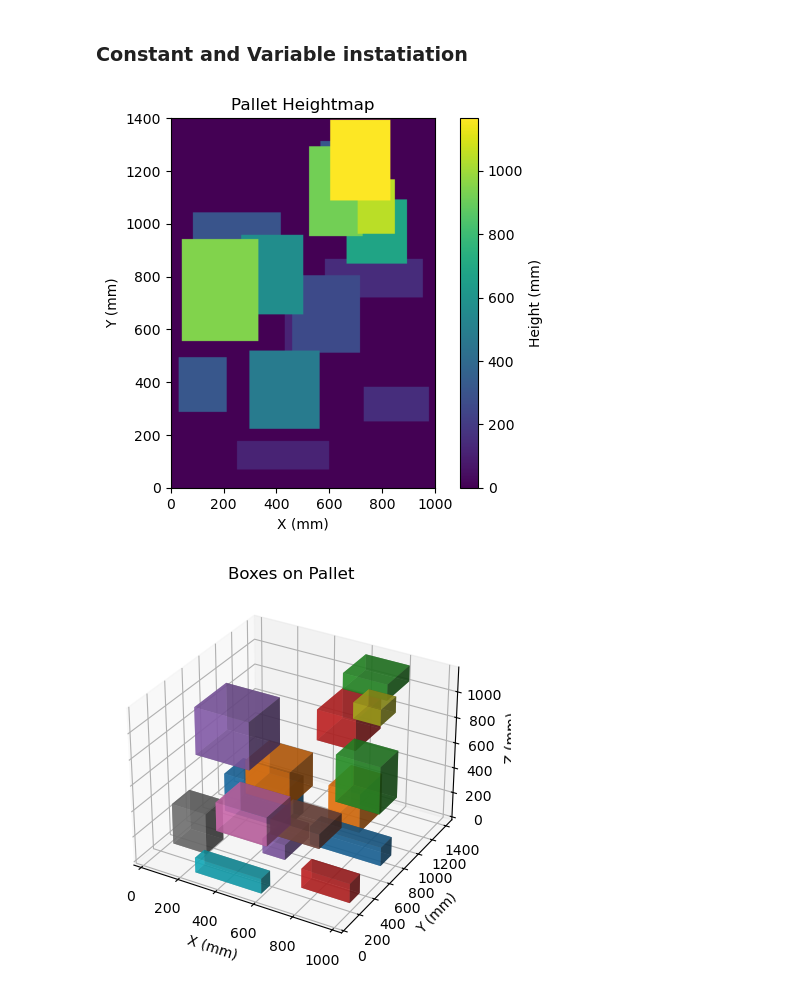
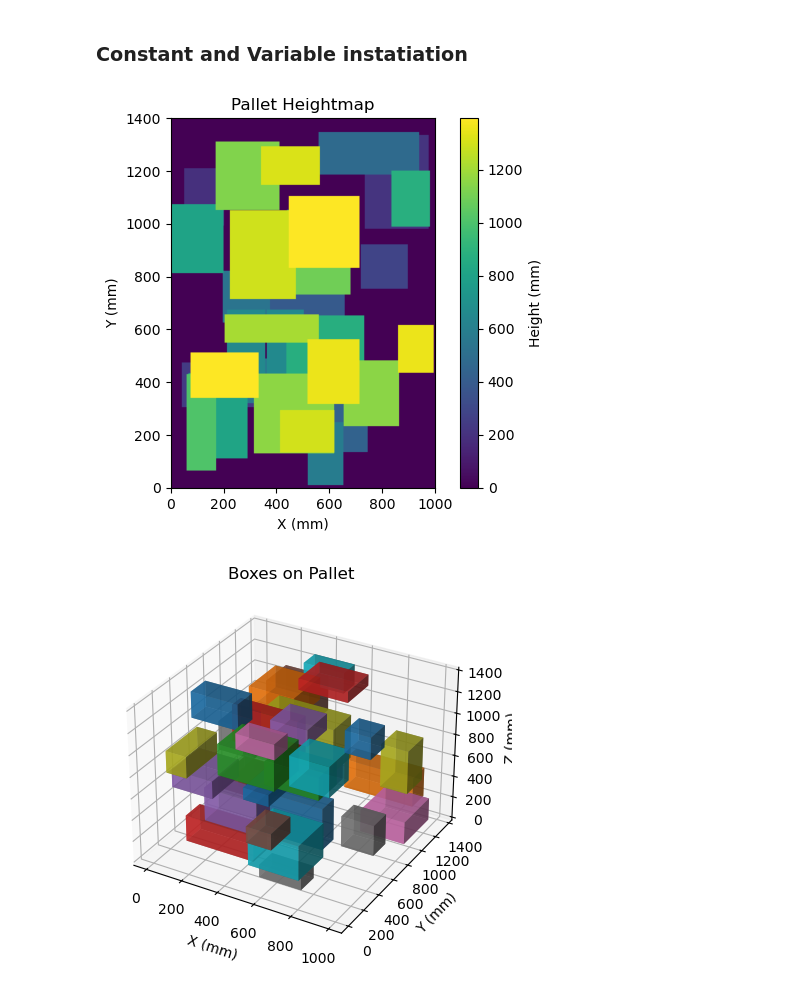
Before and after one commit to xXxCodeSlayerxXx/thesis, a Jupyter notebook: boxoptimizer.ipynb, the cells around one changed output. Drawn from its saved outputs; the diff is of its cells as text; code cells hidden in the pictures.

```diff
--- a/boxoptimizer.ipynb
+++ b/boxoptimizer.ipynb
@@ -11,7 +11,7 @@ import matplotlib.pyplot as plt
 ### Constant and Variable instatiation
 # %%
 PALLET_DIMS = (1000, 1400, 1400)  # length, width, height (X, Y, Z, respectively) in mm
-RL_OBSERVATION_SCALE_FACTOR = 10
+ML_OBSERVATION_SCALE_FACTOR = 10
 # %%
 class Pallet:
     def __init__(self, dims=PALLET_DIMS):                                   # Initialize pallet with given dimensions
@@ -53,6 +53,10 @@ class Pallet:
         # Unpack box dimensions
         dx, dy, dz = box_dims
 
+        # Make sure x and y are ints so we don't get partial millimeters from the model
+        x = int(x)
+        y = int(y)
+
         # Get the height the bottom of the box will be
         z = self.get_max_height_in_area(x, y, dx, dy)
 
@@ -92,6 +96,11 @@ class Pallet:
         ax.set_zlabel('Z (mm)')
         ax.set_title('Boxes on Pallet')
         plt.show()
+
+    def get_observation(self, scale_factor=ML_OBSERVATION_SCALE_FACTOR):    # Get a scaled resolution view of the height map for RL
+        # Use block_reduce from scikit-image to scale down heightmap, making sure to take the max so the model knows the top.
+        observation = ski.measure.block_reduce(self.heightmap, block_size=(scale_factor, scale_factor), func=np.max)
+        return observation
 # %%
 def place_random_boxes_on_pallet(pallet, num_boxes, box_size_range):         # Place a number of random boxes on the pallet
     for _ in range(num_boxes):
@@ -108,10 +117,10 @@ def place_random_boxes_on_pallet(pallet, num_boxes, box_size_range):         # P
         pallet.place_box((dx, dy, dz), x, y)
 # %%
 first = Pallet()
-place_random_boxes_on_pallet(first, num_boxes=20, box_size_range=(100, 400))
+place_random_boxes_on_pallet(first, num_boxes=100, box_size_range=(100, 400))
 
 first.visualize_heightmap()
 first.visualize_boxes()
 # %% [output]
-[figure, old version]
+[figure, new version]
-[figure, old version]
+[figure, new version]
```
